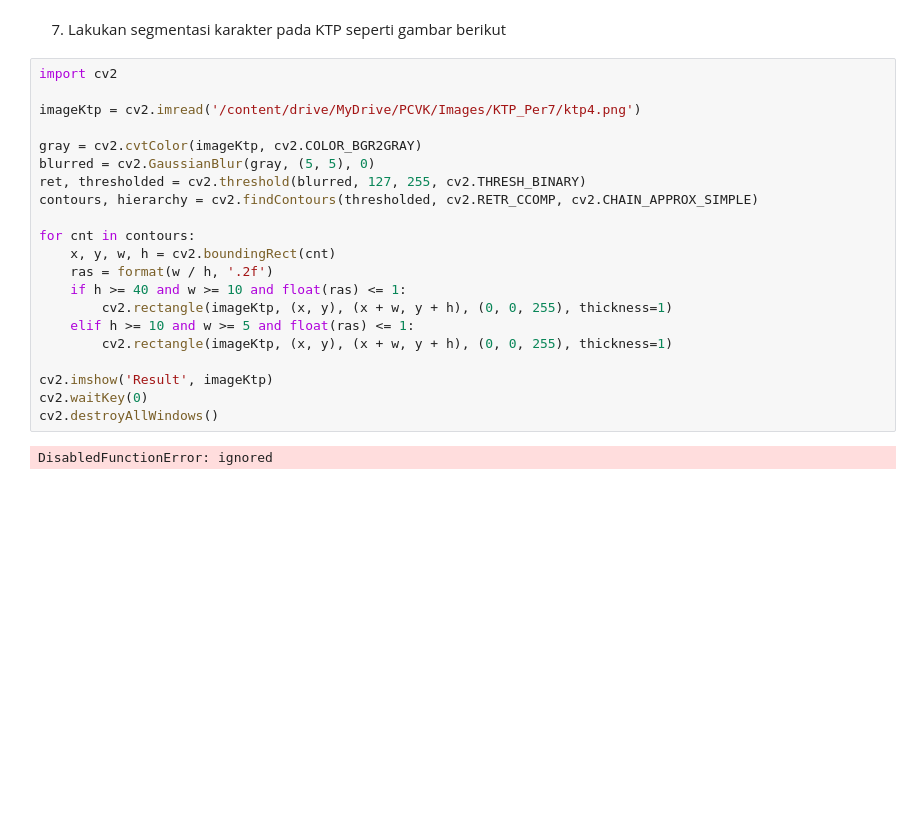
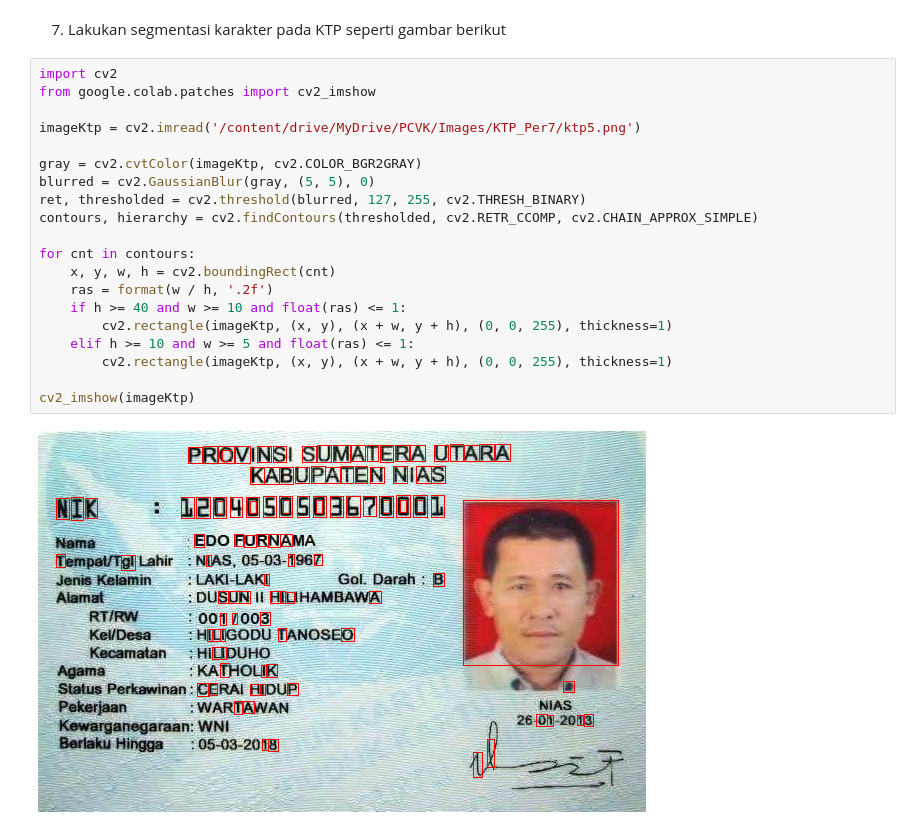
Before and after one commit to Amaliastf/PCVK_Ganjil_2023, a Jupyter notebook: week_12.ipynb, the cells around one changed output. Drawn from its saved outputs; the diff is of its cells as text; blank space fills up the shorter version.

```diff
--- a/week_12.ipynb
+++ b/week_12.ipynb
@@ -480,24 +478,23 @@ Petunjuk: anda dapat menggunakan cv.medianBlur untuk melakukan Blurring
 7. Lakukan segmentasi karakter pada KTP seperti gambar berikut
 # %%
 import cv2
+from google.colab.patches import cv2_imshow
 
-imageKtp = cv2.imread('/content/drive/MyDrive/PCVK/Images/KTP_Per7/ktp4.png')
+imageKtp = cv2.imread('/content/drive/MyDrive/PCVK/Images/KTP_Per7/ktp5.png')
 
 gray = cv2.cvtColor(imageKtp, cv2.COLOR_BGR2GRAY)
 blurred = cv2.GaussianBlur(gray, (5, 5), 0)
 ret, thresholded = cv2.threshold(blurred, 127, 255, cv2.THRESH_BINARY)
 contours, hierarchy = cv2.findContours(thresholded, cv2.RETR_CCOMP, cv2.CHAIN_APPROX_SIMPLE)
 
 for cnt in contours:
     x, y, w, h = cv2.boundingRect(cnt)
     ras = format(w / h, '.2f')
     if h >= 40 and w >= 10 and float(ras) <= 1:
         cv2.rectangle(imageKtp, (x, y), (x + w, y + h), (0, 0, 255), thickness=1)
     elif h >= 10 and w >= 5 and float(ras) <= 1:
         cv2.rectangle(imageKtp, (x, y), (x + w, y + h), (0, 0, 255), thickness=1)
 
-cv2.imshow('Result', imageKtp)
-cv2.waitKey(0)
-cv2.destroyAllWindows()
+cv2_imshow(imageKtp)
 # %% [output]
-DisabledFunctionError: ignored
+[figure, added]
```
Also changed, not shown: parts of 3 cells of this notebook.
